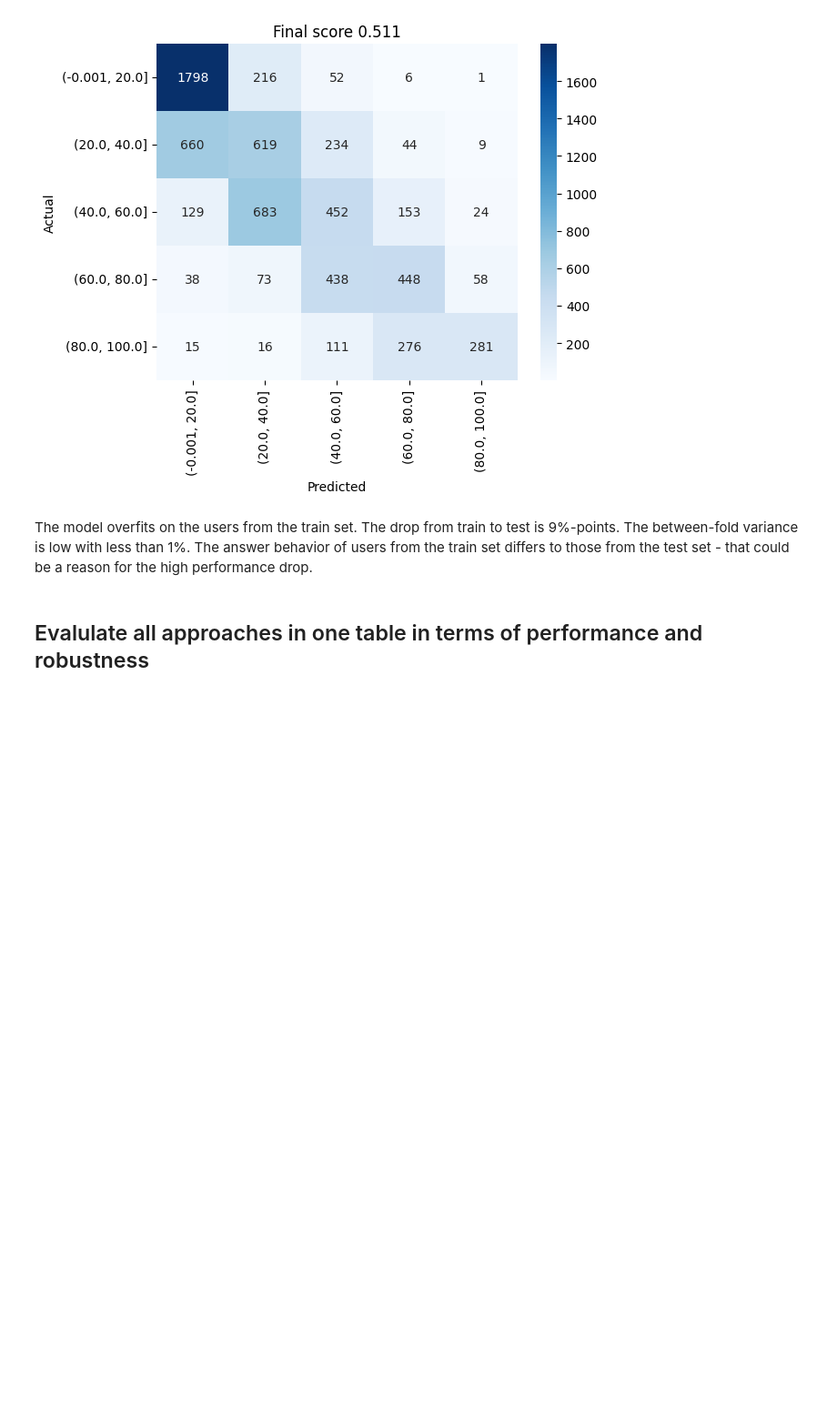
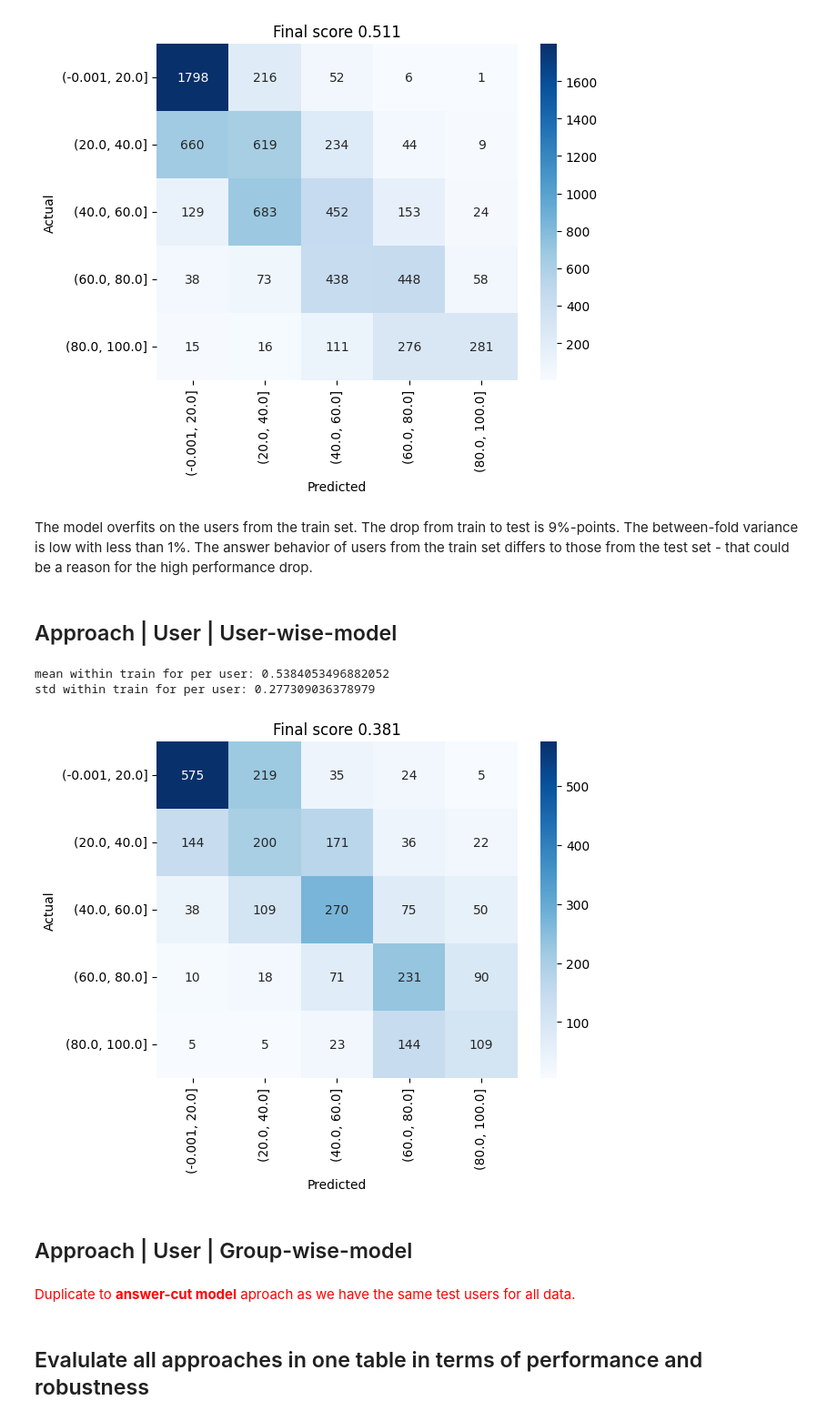
Before and after one commit to joa24jm/UsAs, a Jupyter notebook: src/d02_ml_pipelines/uniti.ipynb, the cells around one changed output. Shown at 91% size. Saved outputs shown, nothing was run; the diff lists cells and outputs as text; code cells hidden in the pictures; blank space fills up the shorter version.

```diff
--- a/src/d02_ml_pipelines/uniti.ipynb
+++ b/src/d02_ml_pipelines/uniti.ipynb
@@ -230,6 +243,11 @@ y_pred, f1_final = helpers.fit_and_calc_score(model, X_train, X_test, y_train, y
 
 # visualize confusion matrix
 helpers.visualize_confusion_matrix(y_test, y_pred, mapping, f1_final)
+
+# write to results dict
+approach = 'answer_cut'
+results_dic[approach]['f1'] = f1_final
+results_dic[approach]['std'] = scores.std()
 # %% [output]
 Performance within train
 f1_weighted mean  0.572601763240838
@@ -264,6 +281,11 @@ y_pred, f1_final = helpers.fit_and_calc_score(model, X_train, X_test, y_train, y
 
 # visualize confusion matrix
 helpers.visualize_confusion_matrix(y_test, y_pred, mapping, f1_final)
+
+# write to results dict
+approach = 'time_cut'
+results_dic[approach]['f1'] = f1_final
+results_dic[approach]['std'] = scores.std()
 # %% [output]
 Performance within train
 f1_weighted mean  0.583
@@ -305,6 +326,11 @@ y_pred, f1_final = helpers.fit_and_calc_score(model, X_train, X_test, y_train, y
 
 # visualize confusion matrix
 helpers.visualize_confusion_matrix(y_test, y_pred, mapping, f1_final)
+
+# write to results dict
+approach = 'average_user'
+results_dic[approach]['f1'] = f1_final
+results_dic[approach]['std'] = scores.std()
 # %% [output]
 Performance within train
 f1_weighted mean  0.5872119822902445
@@ -314,5 +339,59 @@ f1_weighted testscore:  0.514
 # %% [markdown]
 The model overfits on the users from the train set. The drop from train to test is 9%-points. The between-fold variance is low with less than 1%.
 The answer behavior of users from the train set differs to those from the test set - that could be a reason for the high performance drop.
+# %% [markdown]
+## Approach | User | User-wise-model
+# %%
+user_dfs = helpers.create_user_dfs(df_test, min_assessments=10)
+# %%
+y_preds, y_tests, all_scores, all_f1s_final, n_assessments_training= [], [], [], [], []
+
+
+for i, user_df in enumerate(user_dfs):
+
+    # sort by assessment
+    user_df = user_df.sort_values(by=time_col)
+
+    # create train and test assessments
+    # 60 % position idx
+    idx60 = int("{:.0f}".format(user_df.shape[0]*.6))
+    train_assessments = user_df.iloc[:idx60, :]
+    test_assessments  = user_df.iloc[idx60:, :]
+    # preare dataset and model
+    model, X_train, X_test, y_train, y_test, LE = helpers.prepare_and_instantiate(train_assessments, test_assessments, features, target, bins, LE, fit=False)
+
+    cv = ShuffleSplit(n_splits=n_splits, test_size=test_size, random_state=random_state)
+    scores = cross_val_score(model, X_train, y_train, cv=cv, scoring='f1_weighted')
+
+    # fit and calculate
+    y_pred, f1_final = helpers.fit_and_calc_score(model, X_train, X_test, y_train, y_test, scores)
+
+    all_f1s_final.append(f1_final)
+    all_scores.extend(scores)
+    y_tests.extend(y_test)
+    y_preds.extend(y_pred)
+
+# calculate final score
+_, f1_final = helpers.calc_final_score(np.array(all_scores), y_preds, y_tests)
+
+# print results
+print('mean within train for per user:', np.array(all_scores).mean())
+print('std within train for per user:', np.array(all_scores).std())
+
+# visualize confusion matrix
+helpers.visualize_confusion_matrix(y_tests, y_preds, mapping, f1_final)
+
+# write to results dict
+approach = 'user_wise'
+results_dic[approach]['f1'] = f1_final
+results_dic[approach]['std'] = scores.std()
+# %% [output]
+mean within train for per user: 0.5384053496882052
+std within train for per user: 0.277309036378979
+[figure, added]
+# %% [markdown]
+## Approach | User | Group-wise-model
+# %% [markdown]
+<font color='red'>Duplicate to **answer-cut model** aproach as we have the same test users for all data.</font>
 # %% [markdown]
 ## Evalulate all approaches in one table in terms of performance and robustness
```
Also changed, not shown: parts of 7 cells of this notebook.
